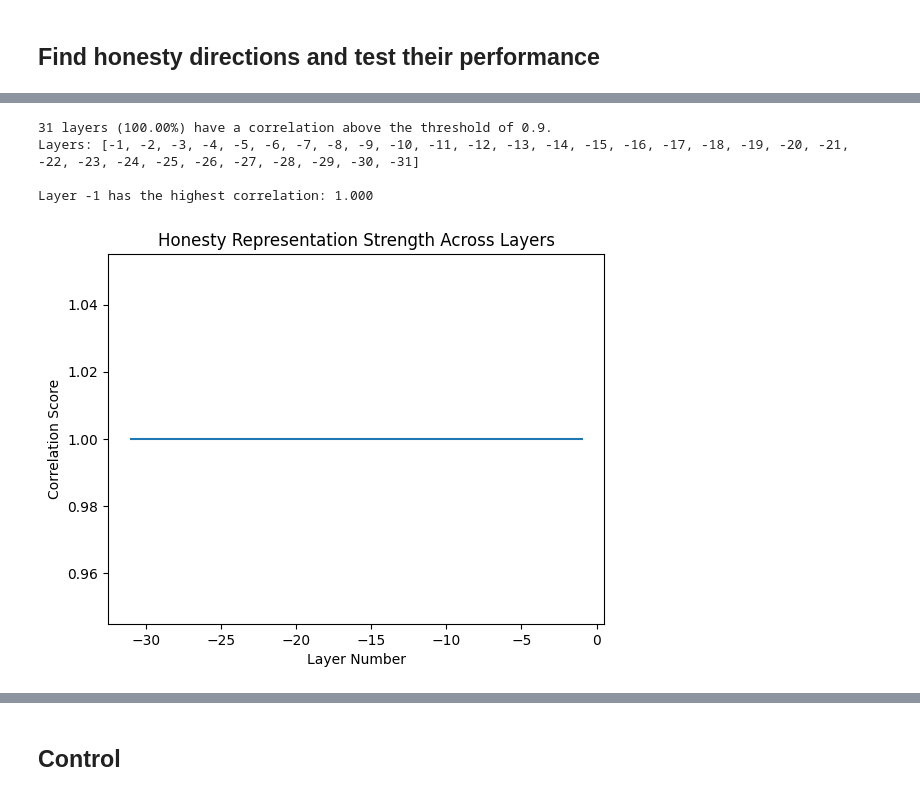
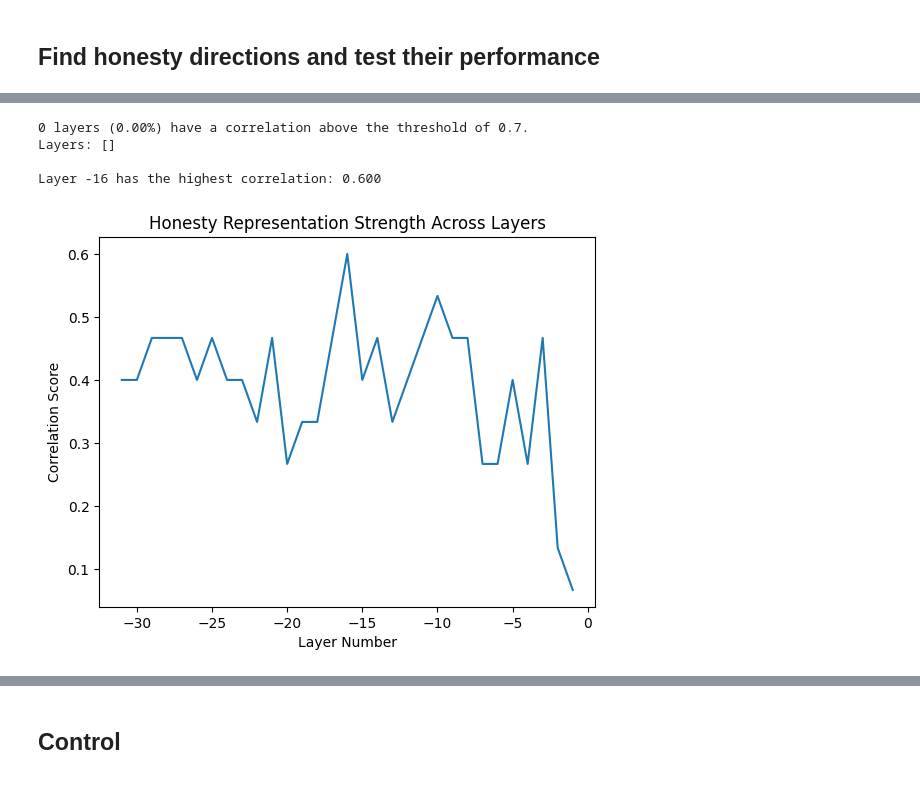
Before and after one commit to Eldoprano/RepresentationLearning, a Jupyter notebook: examples/honesty/honesty.ipynb, the cells around one changed output, grey strips where cells are left out. Cells and saved outputs as stored; diff of their text form; code cells hidden in the pictures.

```diff
--- a/examples/honesty/honesty.ipynb
+++ b/examples/honesty/honesty.ipynb
@@ -67,5 +67,5 @@ assistant_tag = "ASSISTANT:"
 # data_path = "./data/facts/facts_true_false.csv"
 # dataset = honesty_function_dataset(data_path, tokenizer, user_tag, assistant_tag, reasoning_template=True)
 
-dataset = load_dataset("eldoprano/wait-a-reasoning-dataset")#, download_mode="force_redownload")
+dataset = load_dataset("eldoprano/wait-a-reasoning-dataset", download_mode="force_redownload", ignore_verifications=True)
 # %%
@@ -114,6 +188,7 @@ Token 912 ->  no
 # %% [markdown]
 ## Find honesty directions and test their performance
 # %%
+rep_token = -2
 honesty_rep_reader = rep_reading_pipeline.get_directions(
     dataset['train']['data'],
     rep_token=rep_token,
@@ -163,43 +236,43 @@ results = {layer: {} for layer in hidden_layers}
 rep_readers_means = {}
 rep_readers_means['honesty'] = {layer: 0 for layer in hidden_layers}
 
-layer_coef_threshold = 0.9
+layer_coef_threshold = 0.7
 high_correlation_layers = []
 for layer in hidden_layers:
     H_test = [H[layer] for H in H_tests]
     rep_readers_means['honesty'][layer] = np.mean(H_test)
     H_test = [H_test[i:i+2] for i in range(0, len(H_test), 2)]
 
     sign = honesty_rep_reader.direction_signs[layer]
     eval_func = min if sign == -1 else max
     cors = np.mean([eval_func(H) == H[0] for H in H_test])
 
     # print(f"Layer {layer}: Correlation = {cors:.3f}, Direction = {'negative' if sign == -1 else 'positive'}")
     results[layer] = cors
     if cors > layer_coef_threshold:
         high_correlation_layers.append(layer)
 
-assert len(high_correlation_layers) > 0, "No layer has a correlation above the threshold! Please choose a lower <layer_coef_threshold>."
+# assert len(high_correlation_layers) > 0, "No layer has a correlation above the threshold! Please choose a lower <layer_coef_threshold>."
 print(f"{len(high_correlation_layers)} layers ({len(high_correlation_layers) / len(hidden_layers) * 100:.2f}%) have a correlation above the threshold of {layer_coef_threshold}.")
 print(f"Layers: {high_correlation_layers}")
 
 # Find the layer with the highest correlation
 top_correlated_layer = max(results, key=results.get)
 best_correlation = results[top_correlated_layer]
 
 print(f"\nLayer {top_correlated_layer} has the highest correlation: {best_correlation:.3f}")
 
 plt.plot(hidden_layers, [results[layer] for layer in hidden_layers])
 plt.title("Honesty Representation Strength Across Layers")
 plt.xlabel("Layer Number")
 plt.ylabel("Correlation Score")
 plt.show()
 # %% [output]
-31 layers (100.00%) have a correlation above the threshold of 0.9.
-Layers: [-1, -2, -3, -4, -5, -6, -7, -8, -9, -10, -11, -12, -13, -14, -15, -16, -17, -18, -19, -20, -21, -22, -23, -24, -25, -26, -27, -28, -29, -30, -31]
+0 layers (0.00%) have a correlation above the threshold of 0.7.
+Layers: []
 
-Layer -1 has the highest correlation: 1.000
+Layer -16 has the highest correlation: 0.600
-[figure, old version]
+[figure, new version]
 # %%
 import numpy as np
 import matplotlib.pyplot as plt
```
Also changed, not shown: parts of 10 cells of this notebook.
